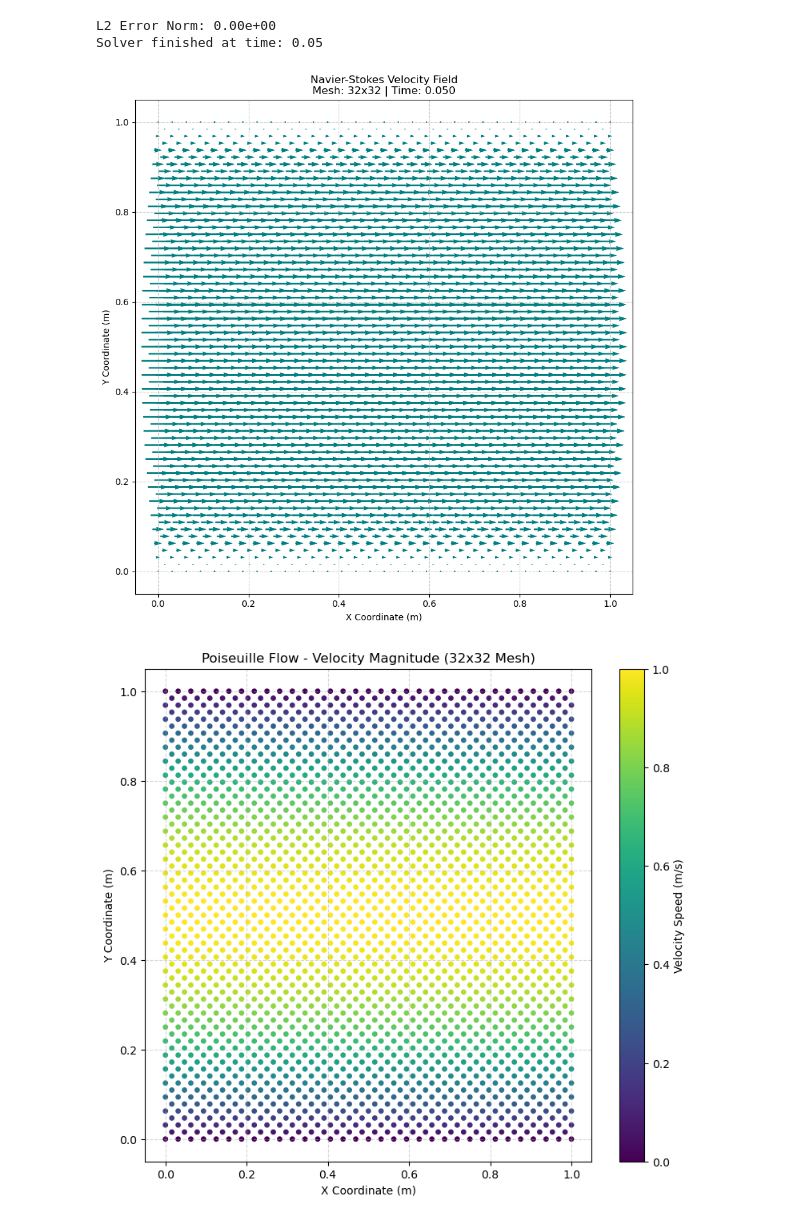
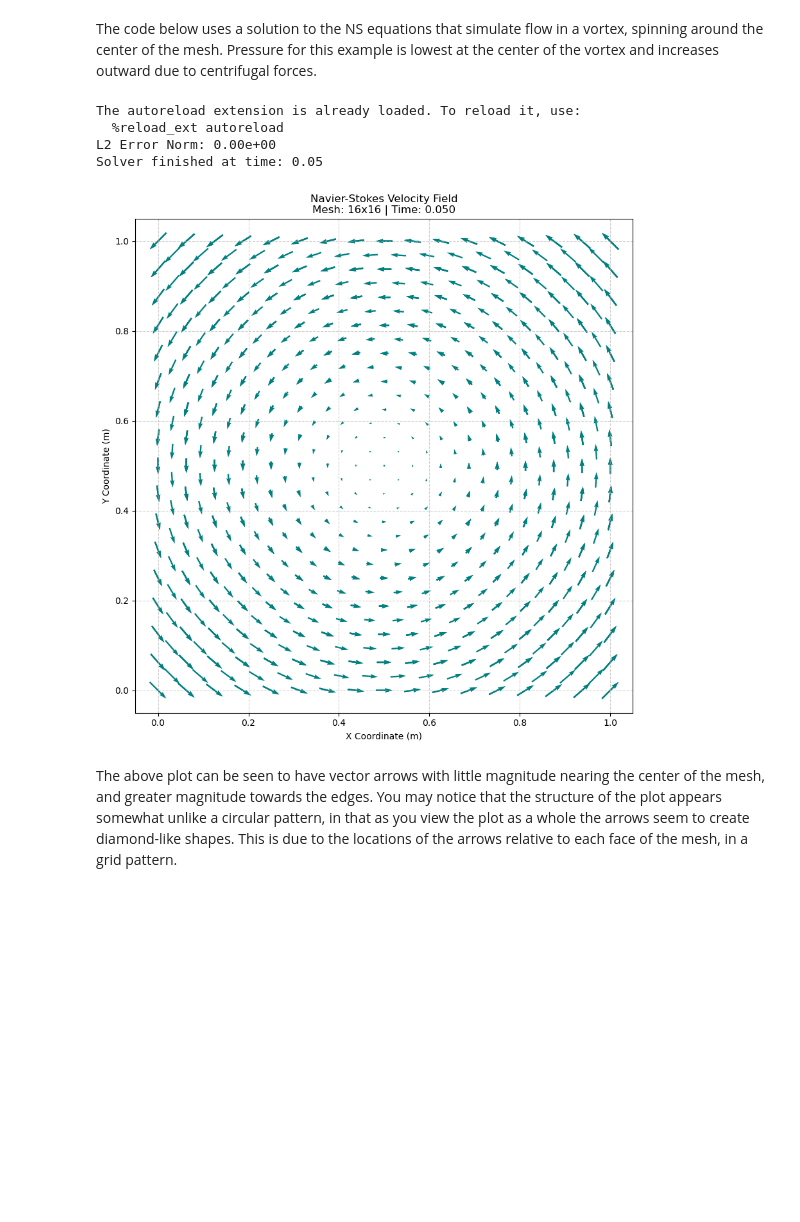
Before and after one commit to jtrickers/Navier-Stokes-2D-FE-Solver, a Jupyter notebook: ex/tutorial_presentation_rotation.ipynb, the cells around one changed output. Saved outputs shown, nothing was run; the diff lists cells and outputs as text; code cells hidden in the pictures; blank space fills up the shorter version.

Commit message:
comments on examples

```diff
--- a/ex/tutorial_presentation_rotation.ipynb
+++ b/ex/tutorial_presentation_rotation.ipynb
@@ -3,3 +1,5 @@ The code below implements channel/pipe flow using a solution to the NS equations
+# %% [markdown]
+The code below uses a solution to the NS equations that simulate flow in a vortex, spinning around the center of the mesh. Pressure for this example is lowest at the center of the vortex and increases outward due to centrifugal forces.
 # %%
 %load_ext autoreload
 %autoreload 2
@@ -14,11 +14,12 @@ sys.path.append(os.path.abspath('../src'))
 
 from tutorial_module import NavierStokesSolver
 
+# 3. Vortex / Solid Body Rotation
 solver = NavierStokesSolver(
-    n_cells=32,
-    exact_u=lambda t, x, y: 4.0 * y * (1.0 - y), # Parabola: 0 at walls, max at y=0.5
-    exact_v=lambda t, x, y: 0.0,                 # No vertical movement
-    exact_p=lambda t, x, y: 1.0 - x              # High pressure on left, low on right
+    n_cells=16,
+    exact_u=lambda t, x, y: -(y - 0.5),          # Circular flow around the center
+    exact_v=lambda t, x, y: (x - 0.5),           # Circular flow around the center
+    exact_p=lambda t, x, y: 0.5 * ((x-0.5)**2 + (y-0.5)**2) # Pressure bowl (lowest in center)
 )
 
 # (Run your plotting code here to see the beautiful parabolic arrows!)
@@ -29,6 +30,8 @@ solver.setup_discretization()
 solution = solver.solve()
 print(f"Solver finished at time: {solver.ts.getTime()}")
 # %% [output]
+The autoreload extension is already loaded. To reload it, use:
+  %reload_ext autoreload
 L2 Error Norm: 0.00e+00
 Solver finished at time: 0.05
 # %%
@@ -63,53 +66,34 @@ for pt in range(pStart, pEnd):
         x_vals.append(x)
         y_vals.append(y)
 
         # Extract u and v from the solution vector
         # Taylor-Hood ordering at a point is [u, v, p] or [u, v]
         u_vel.append(u_array[off])
         v_vel.append(u_array[off+1])
 
 # 4. Generate the Plot
 plt.figure(figsize=(10, 10))
 
 # Quiver plot configuration:
 # pivot='mid' places the center of the arrow on the coordinate
 # scale=15 adjusts arrow length; decrease for larger arrows
 Q = plt.quiver(x_vals, y_vals, u_vel, v_vel,
                color='teal',
                pivot='mid',
                scale=15,
                width=0.003)
 
 # Add a grid and set limits to show the full 1.0 x 1.0 domain
 plt.xlim(-0.05, 1.05)
 plt.ylim(-0.05, 1.05)
 plt.grid(True, linestyle='--', alpha=0.6)
 plt.xlabel("X Coordinate (m)")
 plt.ylabel("Y Coordinate (m)")
 plt.title(f"Navier-Stokes Velocity Field\nMesh: {solver.n}x{solver.n} | Time: {solver.ts.getTime():.3f}")
 
-plt.savefig("example_4x4.png")
+plt.savefig("example_vortex.png")
 plt.show()
-
-# Extract the data
-x_vals, y_vals, u_vel, v_vel = solver.extract_velocity_field(solution)
-
-# Calculate the speed (magnitude) of the velocity at each point
-speed = np.sqrt(np.array(u_vel)**2 + np.array(v_vel)**2)
-
-# Plot a beautiful heatmap instead of chaotic arrows
-plt.figure(figsize=(9, 8))
-# Use a scatter plot with colors representing speed
-scatter = plt.scatter(x_vals, y_vals, c=speed, cmap='viridis', s=15)
-plt.colorbar(scatter, label='Velocity Speed (m/s)')
-
-plt.xlim(-0.05, 1.05)
-plt.ylim(-0.05, 1.05)
-plt.xlabel("X Coordinate (m)")
-plt.ylabel("Y Coordinate (m)")
-plt.title("Poiseuille Flow - Velocity Magnitude (32x32 Mesh)")
-plt.grid(True, linestyle='--', alpha=0.5)
-plt.show()
 # %% [output]
-[figure, old version]
+[figure, new version]
-[figure, removed]
+# %% [markdown]
+The above plot can be seen to have vector arrows with little magnitude nearing the center of the mesh, and greater magnitude towards the edges. You may notice that the structure of the plot appears somewhat unlike a circular pattern, in that as you view the plot as a whole the arrows seem to create diamond-like shapes. This is due to the locations of the arrows relative to each face of the mesh, in a grid pattern.
```
Also changed, not shown: parts of 1 cell of this notebook, 8 other files.
